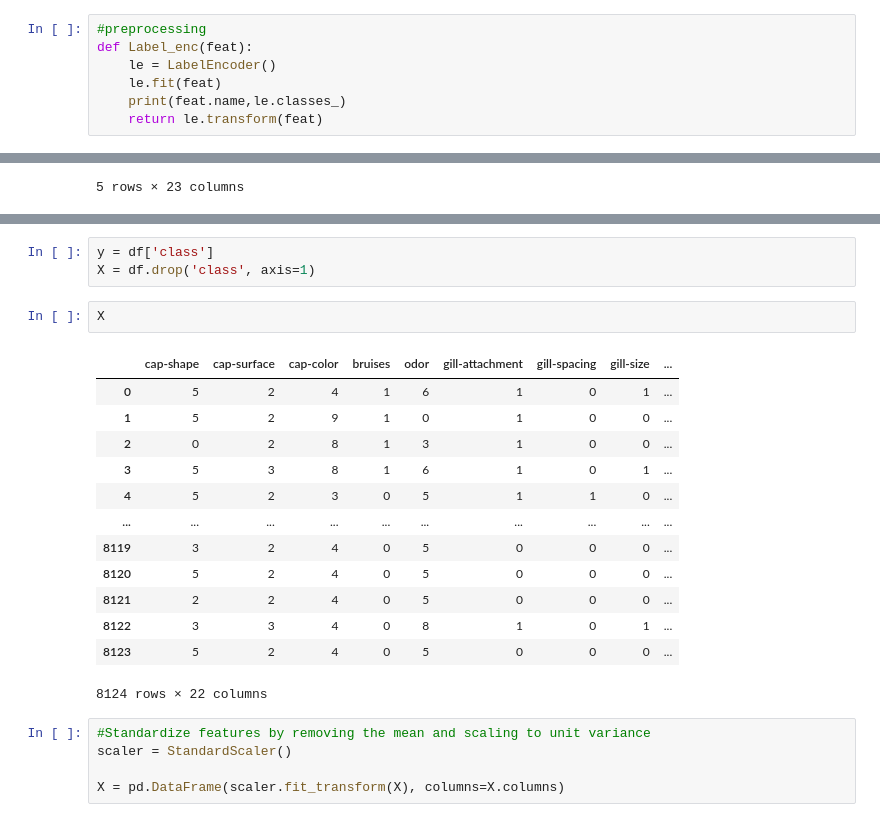
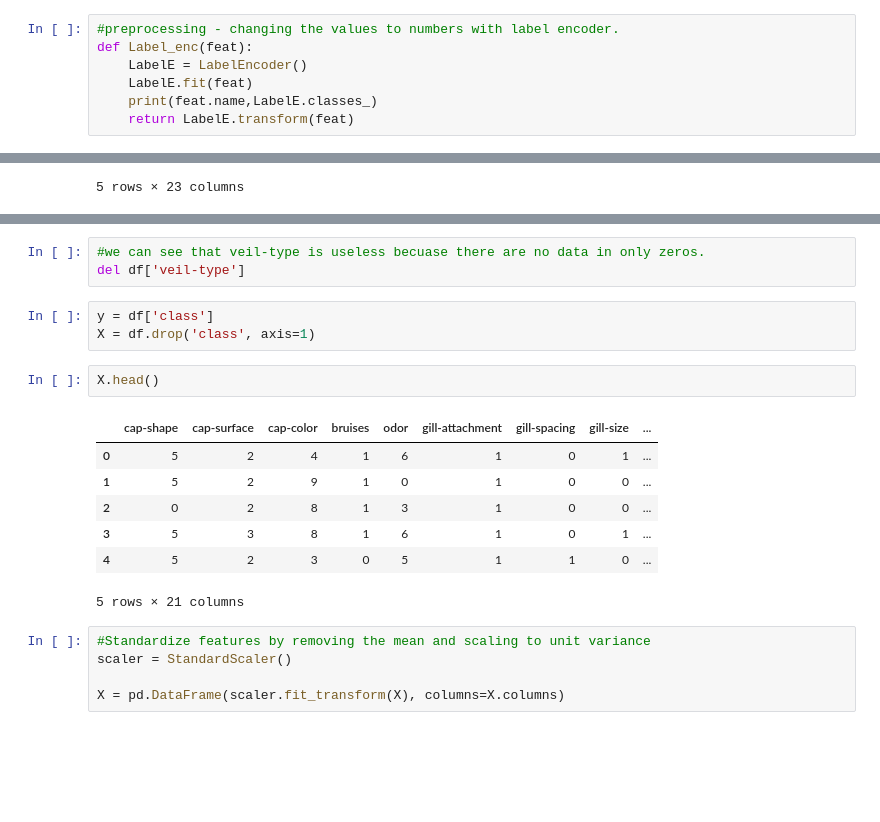
Before and after one commit to GalKoaz/Final-assignment, a Jupyter notebook: Classification.ipynb, the cells around one changed output, grey strips where cells are left out. Drawn from its saved outputs; the diff is of its cells as text; blank space fills up the shorter version.

Commit message:
improve the classification with adding and repair data

```diff
--- a/Classification.ipynb
+++ b/Classification.ipynb
@@ -100,10 +122,10 @@ Attribute Information: (classes: edible = e, poisonous = p)
 # %%
-#preprocessing
+#preprocessing - changing the values to numbers with label encoder.
 def Label_enc(feat):
-    le = LabelEncoder()
-    le.fit(feat)
-    print(feat.name,le.classes_)
-    return le.transform(feat)
+    LabelE = LabelEncoder()
+    LabelE.fit(feat)
+    print(feat.name,LabelE.classes_)
+    return LabelE.transform(feat)
 # %%
 for col in df.columns:
     df[str(col)] = Label_enc(df[str(col)])
@@ -138,22 +164,19 @@ df.head()
+# %%
+#we can see that veil-type is useless becuase there are no data in only zeros.
+del df['veil-type']
 # %%
 y = df['class']
 X = df.drop('class', axis=1)
 # %%
-X
+X.head()
 # %% [output]
 |  | cap-shape | cap-surface | cap-color | bruises | odor | gill-attachment | gill-spacing | gill-size | ... |
 | 0 | 5 | 2 | 4 | 1 | 6 | 1 | 0 | 1 | ... |
 | 1 | 5 | 2 | 9 | 1 | 0 | 1 | 0 | 0 | ... |
 | 2 | 0 | 2 | 8 | 1 | 3 | 1 | 0 | 0 | ... |
 | 3 | 5 | 3 | 8 | 1 | 6 | 1 | 0 | 1 | ... |
 | 4 | 5 | 2 | 3 | 0 | 5 | 1 | 1 | 0 | ... |
-| ... | ... | ... | ... | ... | ... | ... | ... | ... | ... |
-| 8119 | 3 | 2 | 4 | 0 | 5 | 0 | 0 | 0 | ... |
-| 8120 | 5 | 2 | 4 | 0 | 5 | 0 | 0 | 0 | ... |
-| 8121 | 2 | 2 | 4 | 0 | 5 | 0 | 0 | 0 | ... |
-| 8122 | 3 | 3 | 4 | 0 | 8 | 1 | 0 | 1 | ... |
-| 8123 | 5 | 2 | 4 | 0 | 5 | 0 | 0 | 0 | ... |
-8124 rows × 22 columns
+5 rows × 21 columns
 # %%
 #Standardize features by removing the mean and scaling to unit variance
 scaler = StandardScaler()
```
Also changed, not shown: parts of 7 cells of this notebook.
